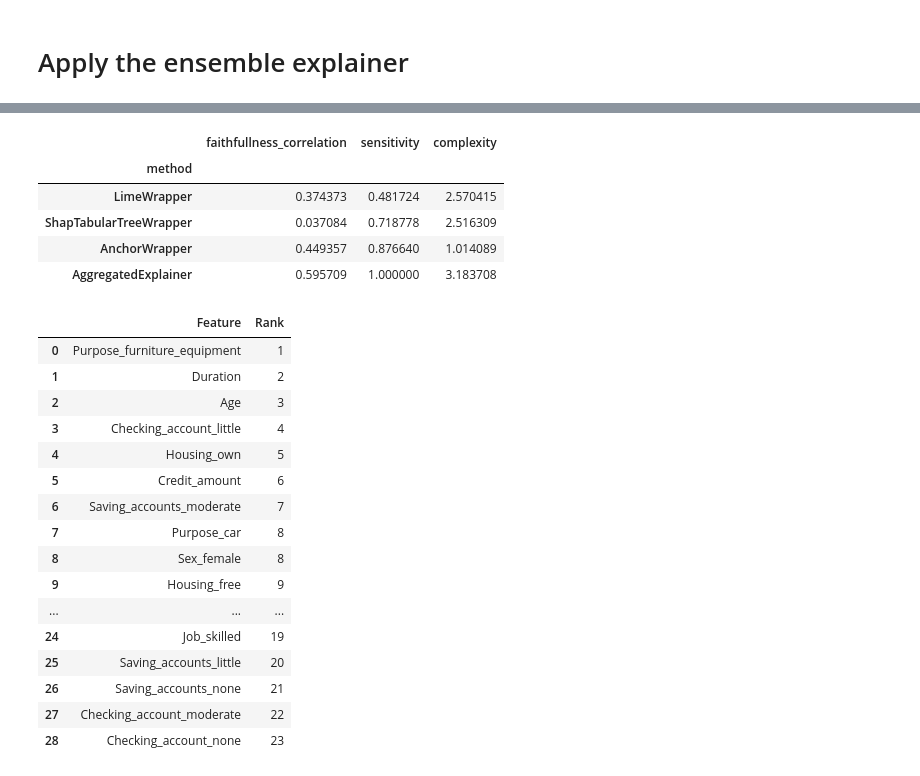
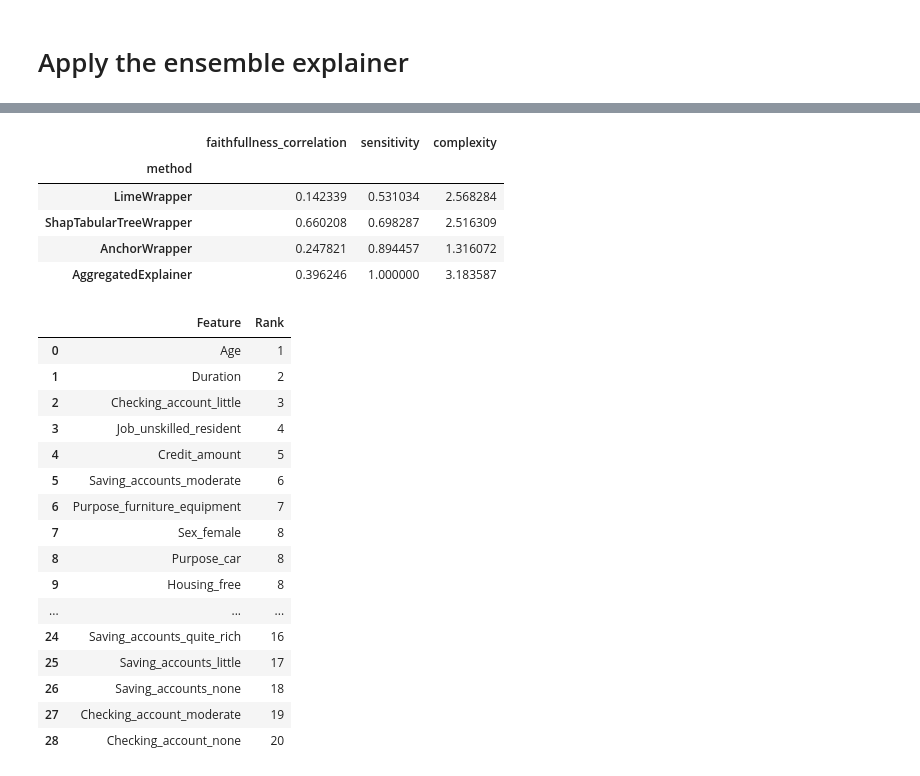
Before and after one commit to hiaac-finance/xai_aggregation, a Jupyter notebook: examples/usage_example.ipynb, the cells around one changed output, grey strips where cells are left out. Cells and saved outputs as stored; diff of their text form; code cells hidden in the pictures.

```diff
--- a/usage_example.ipynb
+++ b/examples/usage_example.ipynb
@@ -23,7 +13,7 @@ To enable the following instructions: AVX2 AVX_VNNI FMA, in other operations, re
 # %% [markdown]
 # Preprocess the data
 # %%
-original_data = pd.read_csv('data/german_credit_data_updated.csv')
+original_data = pd.read_csv('../data/german_credit_data_updated.csv')
 
 # Dataset overview - German Credit Risk (from Kaggle):
 # 1. Age (numeric)
@@ -224,6 +176,6 @@ evaluator._sensitivity_sequential(exp, X_test.iloc[0])
 # %%
 agg_explainer = AggregatedExplainer(explainer_types=[LimeWrapper, ShapTabularTreeWrapper, AnchorWrapper],
                                     clf=clf, X_train=X_train, categorical_feature_names=categorical_features,
-                                    noise_gen_args={'encoding_dim': 5, 'epochs': 10},
-                                    evaluator_args={"debug": True})
+                                    noise_gen_args={'encoding_dim': 5, 'epochs': 50},
+                                    evaluator_args={"debug": False})
 # %% [output]
@@ -353,7 +252,7 @@ metrics
 # %% [output]
 |  | faithfullness_correlation | sensitivity | complexity |
 | method |  |  |  |
-| LimeWrapper | 0.374373 | 0.481724 | 2.570415 |
-| ShapTabularTreeWrapper | 0.037084 | 0.718778 | 2.516309 |
-| AnchorWrapper | 0.449357 | 0.876640 | 1.014089 |
-| AggregatedExplainer | 0.595709 | 1.000000 | 3.183708 |
+| LimeWrapper | 0.142339 | 0.531034 | 2.568284 |
+| ShapTabularTreeWrapper | 0.660208 | 0.698287 | 2.516309 |
+| AnchorWrapper | 0.247821 | 0.894457 | 1.316072 |
+| AggregatedExplainer | 0.396246 | 1.000000 | 3.183587 |
@@ -381,20 +259,22 @@ def display_ranking_df(ranking_df: pd.DataFrame, epsilon: float = 0.01):
 # %%
-display_ranking_df(agg_explanation, epsilon=0.001)
+from xai_agg.utils import *
+
+get_ranking_df(agg_explanation, epsilon=0.001)
 # %% [output]
 |  | Feature | Rank |
-| 0 | Purpose_furniture_equipment | 1 |
+| 0 | Age | 1 |
 | 1 | Duration | 2 |
-| 2 | Age | 3 |
-| 3 | Checking_account_little | 4 |
-| 4 | Housing_own | 5 |
-| 5 | Credit_amount | 6 |
-| 6 | Saving_accounts_moderate | 7 |
-| 7 | Purpose_car | 8 |
-| 8 | Sex_female | 8 |
-| 9 | Housing_free | 9 |
+| 2 | Checking_account_little | 3 |
+| 3 | Job_unskilled_resident | 4 |
+| 4 | Credit_amount | 5 |
+| 5 | Saving_accounts_moderate | 6 |
+| 6 | Purpose_furniture_equipment | 7 |
+| 7 | Sex_female | 8 |
+| 8 | Purpose_car | 8 |
+| 9 | Housing_free | 8 |
 | ... | ... | ... |
-| 24 | Job_skilled | 19 |
-| 25 | Saving_accounts_little | 20 |
-| 26 | Saving_accounts_none | 21 |
-| 27 | Checking_account_moderate | 22 |
-| 28 | Checking_account_none | 23 |
+| 24 | Saving_accounts_quite_rich | 16 |
+| 25 | Saving_accounts_little | 17 |
+| 26 | Saving_accounts_none | 18 |
+| 27 | Checking_account_moderate | 19 |
+| 28 | Checking_account_none | 20 |
```
Also changed, not shown: parts of 11 cells of this notebook, 10 other files.
